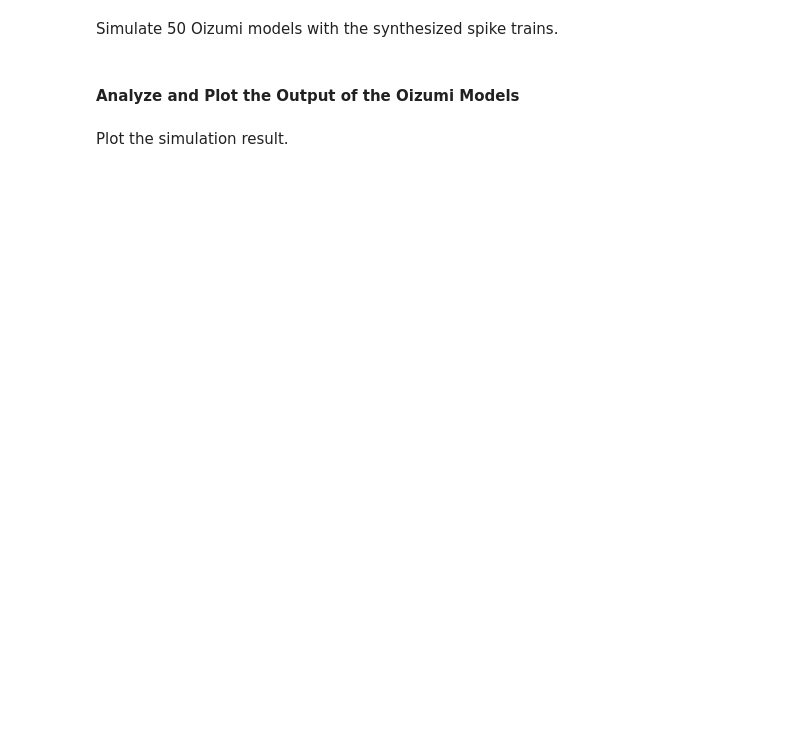
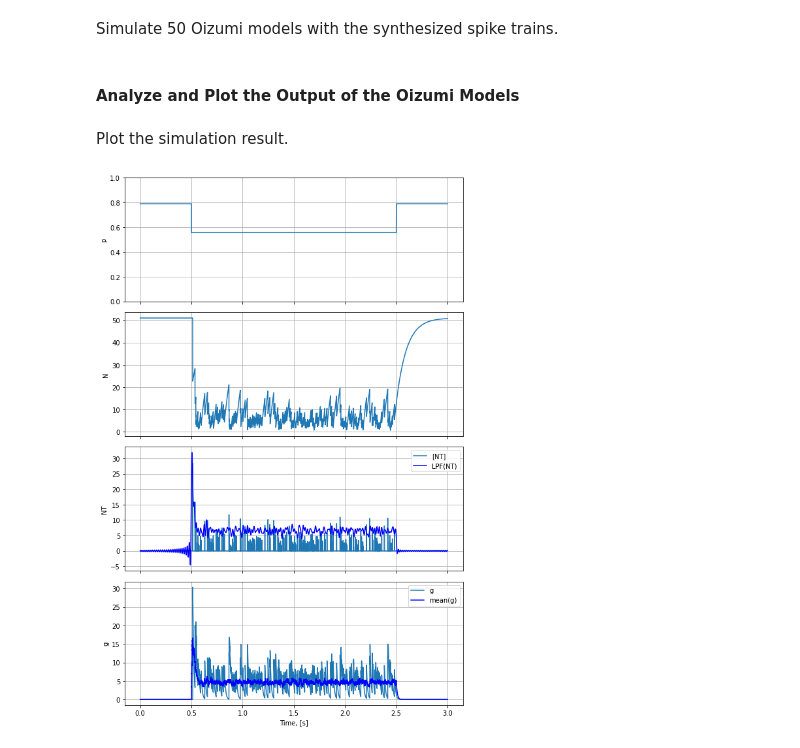
Before and after one commit to chungheng/neural, a Jupyter notebook: notebooks/Oizumi.ipynb, the cells around one changed output. Cells and saved outputs as stored; diff of their text form; code cells hidden in the pictures; blank space fills up the shorter version.

```diff
--- a/notebooks/Oizumi.ipynb
+++ b/notebooks/Oizumi.ipynb
@@ -15,6 +16,7 @@ from neural.utils import compute_psth, generate_spike_from_psth, generate_stimul
 class Oizumi(Model):
     Default_States = {'p': 0., 'NT':0, 'N': (51., 0., 51.), 'g': (0., 0., 1000.)}
     Default_Params = {'N0': 51, 'q': 1.07, 'tauO': 10, 'tauN0': 100, 'pmax': 0.79, 'Kpre': 0.0035}
+    Time_Scale = 1e3
 
     def ode(self, input=0, f=0.):
         """
@@ -61,14 +63,12 @@ plt.grid()
 # %% [markdown]
 Simulate 50 Oizumi models with the synthesized spike trains.
 # %%
-record = {key:np.zeros((num, len(waveform))) for key in ('p','N','NT','g')}
-
-for i, spike in enumerate(spikes):
-    oizumi = Oizumi()
-    for j, (spk, wav) in enumerate(zip(spike, waveform)):
-        oizumi.update(dt*1e3, input=spk, f=wav)
-        for key in record:
-            record[key][i][j] = getattr(oizumi, key)
+record = {key:np.zeros((num, len(waveform)), order='F') for key in ('p','N','NT','g')}
+oizumi = Oizumi(backend=NumbaCPUBackendMixin, num=num)
+for tt, (spk, wav) in enumerate(zip(spikes.T, waveform)):
+    oizumi.update(dt, input=spk, f=wav)
+    for key in record:
+        record[key][:, tt] = getattr(oizumi, key)
 # %% [markdown]
 #### Analyze and Plot the Output of the Oizumi Models
 # %%
@@ -92,14 +92,15 @@ Plot the simulation result.
 # %%
 fig, axes = plot_multiple(
     t,
     (record['p'][0], {'ylabel':'p', 'ylim':(0,1)}),
     (record['N'][0], {'ylabel':'N'}),
     (record['NT'][0], {'ylabel':'NT','label':'[NT]'},
      nt_sum_lpf, {'label':'LPF(NT)', 'color':'b'}),
     (record['g'][0], {'ylabel':'g','label':'g'},
      g_mean, {'label':'mean(g)', 'color':'b'}),
-    color='r',
-    xlim=(0,3),
     figw=8,
-    figh=3
+    figh=3,
+    sharex=True
 )
+# %% [output]
+[figure, added]
```
Also changed, not shown: parts of 3 cells of this notebook, 1 other file.
